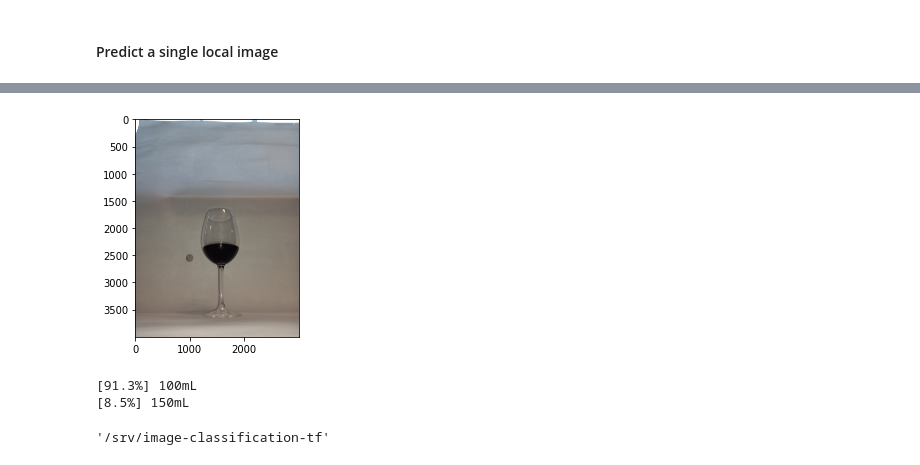
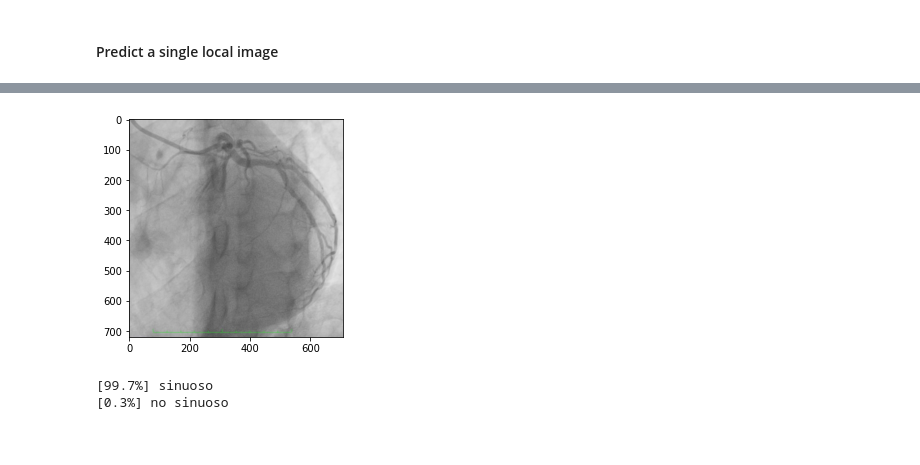
Before and after one commit to MiriamCobo/CoronaryArteries, a Jupyter notebook: notebooks/3.0-Computing_predictions.ipynb, the cells around one changed output, grey strips where cells are left out. Cells and saved outputs as stored; diff of their text form; code cells hidden in the pictures.

Commit message:
New model 2022-03-02_TortSp_Of_50ep and first results

```diff
--- a/notebooks/3.0-Computing_predictions.ipynb
+++ b/notebooks/3.0-Computing_predictions.ipynb
@@ -23,7 +23,7 @@ from imgclas.test_utils import predict
 from imgclas import paths, plot_utils, utils
 
 # User parameters to set
-TIMESTAMP = '2021-11-05_Tortuosidad_45_Xception_50ep'        # timestamp of the model
+TIMESTAMP = '2022-03-02_TortSp_Of_50ep'        # timestamp of the model
 MODEL_NAME = 'final_model.h5'                           # model to use to make the prediction
 TOP_K = 2                                               # number of top classes predictions to save
 
@@ -81,7 +93,7 @@ Loading test-val data...
 #### Predict a single local image
 # %%
 # FILEPATH = r"C:\Users\Miriam\Desktop\9221_45.jpg" # no se pueden leer archivos desde local en la maquina virtual, hay que subirlos aqui
-FILEPATH = 'data/images/Est_Mad_J_Bor_100_nd_f_bl_con_al_inf.jpg'
+FILEPATH = '/srv/datos/ENVIO_OFICIAL/TORTUOSOS_OFICIAL/P5725/P5725_SPIDER_s.jpg'
 
 pred_lab, pred_prob = predict(model, FILEPATH, conf, top_K=TOP_K)#, filemode='local')
 
@@ -94,8 +106,4 @@ for j in range(pred_lab.shape[1]):
-[figure, old version]
+[figure, new version]
-[91.3%] 100mL
-[8.5%] 150mL
+[99.7%] sinuoso
+[0.3%] no sinuoso
-# %%
-pwd
-# %% [output]
-'/srv/image-classification-tf'
 # %%
```
Also changed, not shown: parts of 15 cells of this notebook, 6 other files.
